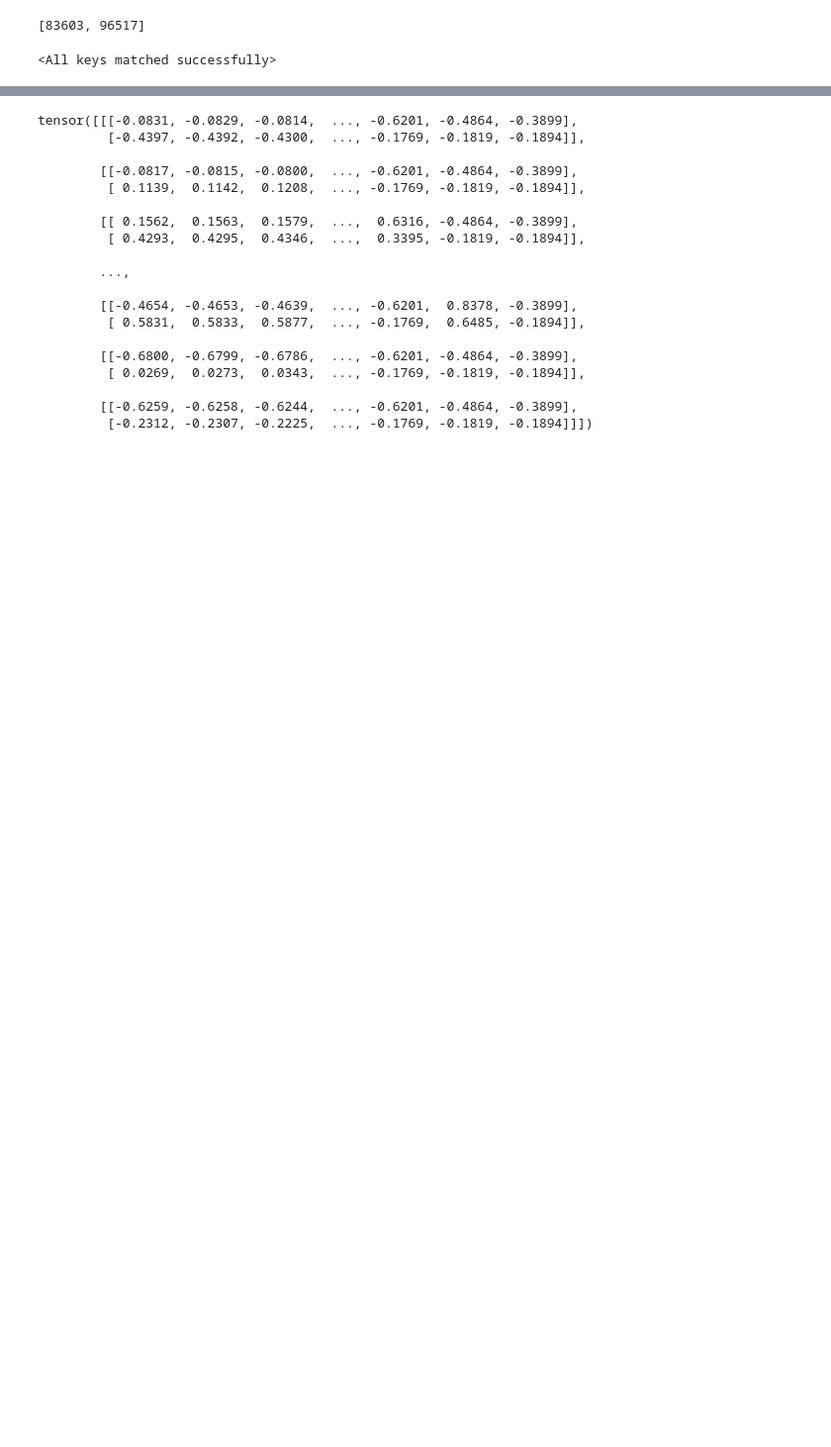
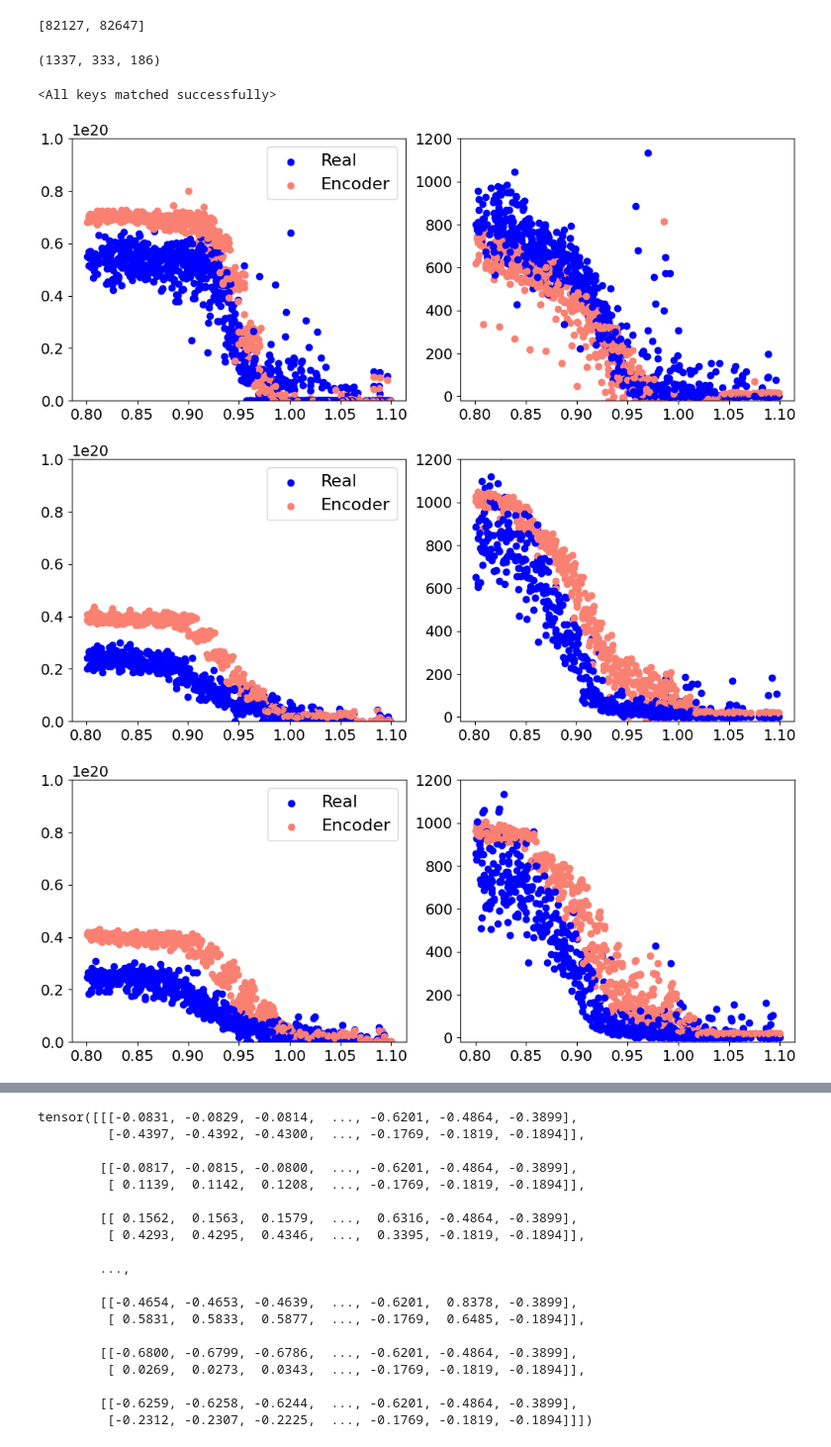
Before and after one commit to fusionby2030/moxie, a Jupyter notebook: experiments/EPED_oder_uns/Paper_Figures.ipynb, the cells around one changed output, grey strips where cells are left out. Shown at 99% size. Saved outputs shown, nothing was run; the diff lists cells and outputs as text; code cells hidden in the pictures; blank space fills up the shorter version.

```diff
--- a/experiments/EPED_oder_uns/Paper_Figures.ipynb
+++ b/experiments/EPED_oder_uns/Paper_Figures.ipynb
@@ -85,7 +95,7 @@ experiment_dict =    {
 
     }
 # %%
-experiment_name = "CURRENT" # "TRIANGULARITY", "GASPUFF", "NBI_POWER", "CURRENT"
+experiment_name = "TRIANGULARITY" # "TRIANGULARITY", "GASPUFF", "NBI_POWER", "CURRENT"
 experiment = experiment_dict[experiment_name]
 pulse_low_id, pulse_high_id = experiment['PULSE_LOW']['id'], experiment['PULSE_HIGH']['id']
 options = [pulse_low_id, pulse_high_id]
@@ -105,7 +115,11 @@ for n, idx in enumerate(train_pulse_order):
     elif idx == options[1]:
         pulse_2_idxs.append(n)
 # %% [output]
-[83603, 96517]
+[82127, 82647]
+# %%
+len(train_pulse_ids), len(val_pulse_ids), len(test_pulse_ids)
+# %% [output]
+(1337, 333, 186)
 # %%
 from moxie.models.DIVA_ak_1 import DIVAMODEL
 from moxie.data.profile_lightning_module import PLDATAMODULE_AK
@@ -160,8 +173,19 @@ def get_conditional_preds(PULSE, n_samples=100):
     X[:, 1] = standardize(X[:, 1], T_norm, T_var)
     MPS = standardize(MPS, MP_norm, MP_var)
     out_profs_cond_all = torch.zeros((n_samples, X.shape[0], X.shape[1], X.shape[2]))
-    cond_mu, cond_var =  model.p_zmachx(MPS)
-    z_mach = model.reparameterize(cond_mu, cond_var)
+    with torch.no_grad():
+        cond_mu, cond_var =  model.p_zmachx(MPS)
+        z_mach = model.reparameterize(cond_mu, cond_var)
+        mu_stoch, log_var_stoch, mu_mach, log_var_mach = model.q_zy(X)
+        # z_stoch = model.reparameterize(mu_stoch, log_var_stoch)
+        z_stoch = mu_stoch
+        z_mach = cond_mu
+        z_conditional = torch.cat((z_stoch, z_mach), 1)
+        out_profs_cond = model.p_yhatz(z_conditional)
+    out_profs_cond[:, 0] = de_standardize(out_profs_cond[:, 0], D_norm, D_var)
+    out_profs_cond[:, 1] = de_standardize(out_profs_cond[:, 1], T_norm, T_var)
+
+    """
     for i in range(n_samples):
         with torch.no_grad():
             z_stoch = torch.distributions.normal.Normal(0,1).sample((z_mach.shape[0], 3))
@@ -173,11 +197,12 @@ def get_conditional_preds(PULSE, n_samples=100):
         out_profs_cond[:, 1] = de_standardize(out_profs_cond[:, 1], T_norm, T_var)
 
         out_profs_cond_all[i] = out_profs_cond
+    """
     MPS = de_standardize(MPS, MP_norm, MP_var)
     X[:, 0] = de_standardize(X[:, 0], D_norm, D_var)
     X[:, 1] = de_standardize(X[:, 1], T_norm, T_var)
 
-    return out_profs_cond_all
+    return out_profs_cond
 
 
     # Conditional prediction of X
@@ -199,35 +224,52 @@ norms_T = T_norm, T_var
 # Training Tensors
 
 train_mp_tensors = torch.tensor(train_y).float()
+val_mp_tensors = torch.tensor(val_y).float()
+
 train_mp_normalized = standardize(train_mp_tensors, MP_norm, MP_var)
 test_mp_tensors = torch.tensor(test_y).float()
 test_mp_normalized = standardize(test_mp_tensors, MP_norm, MP_var)
 
 train_profiles = torch.tensor(train_X).float()
+val_profiles = torch.tensor(val_X).float()
 
 train_profiles_normalized = torch.clone(train_profiles).float()
 train_profiles_normalized[:, 0] = standardize(train_profiles_normalized[:, 0], D_norm, D_var)
 train_profiles_normalized[:, 1] = standardize(train_profiles_normalized[:, 1], T_norm, T_var)
 
 
 test_profiles = torch.tensor(test_X).float()
 
 test_profiles_normalized = torch.clone(test_profiles).float()
 test_profiles_normalized[:, 0] = standardize(test_profiles_normalized[:, 0], D_norm, D_var)
 test_profiles_normalized[:, 1] = standardize(test_profiles_normalized[:, 1], T_norm, T_var)
 
+k = 13 # 12, 19, 29, 35, 36
+
 PULSE_1_real = train_profiles[pulse_1_idxs], train_radii[pulse_1_idxs], train_mask[pulse_1_idxs] > 0, options[0], train_mp_tensors[pulse_1_idxs]
 PULSE_2_real = train_profiles[pulse_2_idxs], train_radii[pulse_2_idxs], train_mask[pulse_2_idxs] > 0, options[1], train_mp_tensors[pulse_2_idxs]
 
 PULSE_1_profs_conditional = get_conditional_preds(PULSE_1_real, n_samples=200)
 PULSE_1_profs_encoder, PULSE_1_mps_encoder = get_preds_pulse(PULSE_1_real)
 
 PULSE_2_profs_conditional = get_conditional_preds(PULSE_2_real, n_samples=200)
 PULSE_2_profs_encoder, PULSE_2_mps_encoder = get_preds_pulse(PULSE_2_real)
 
 
+
+plt.close('all')
+for k in [41, 42, 43, 44, 45, 46, 47]:
+    PULSE_val_1_real = val_profiles[val_pulse_ids[k]], val_radii[val_pulse_ids[k]], val_mask[val_pulse_ids[k]] > 0, val_pulses[k], val_mp_tensors[val_pulse_ids[k]]
+    PULSE_val_conditional = get_conditional_preds(PULSE_val_1_real, n_samples=200)
+    plot_profiles(PULSE_val_1_real[0], PULSE_val_1_real[1], PULSE_val_1_real[2],PULSE_val_conditional, plot_params={'annotation': None, 'id': PULSE_val_1_real[3], 'title': 'Valid', 'TLIM': (-200, 3000)})
+
+
 # Z_MACH_TRAINING, Z_STOCH_TRAINING, Z_TRAINING = get_latent_space(train_profiles_normalized, model)
 # PRED_MPS_FROM_Z_TRAINING_NORM, PRED_MPS_FROM_Z_TRAINING_REAL = get_mps(Z_MACH_TRAINING, model)
 
 # Z_MACH_TRAINING_no_physics, Z_STOCH_TRAINING_no_physics, Z_TRAINING_no_physics = get_latent_space(train_profiles_normalized, model_no_physics)
 # PRED_MPS_FROM_Z_TRAINING_NORM_no_physics, PRED_MPS_FROM_Z_TRAINING_REAL_no_physics = get_mps(Z_MACH_TRAINING, model_no_physics)
+# %% [output]
+[figure, added]
+[figure, added]
+[figure, added]
```
Also changed, not shown: parts of 5 cells of this notebook, 5 other files.
